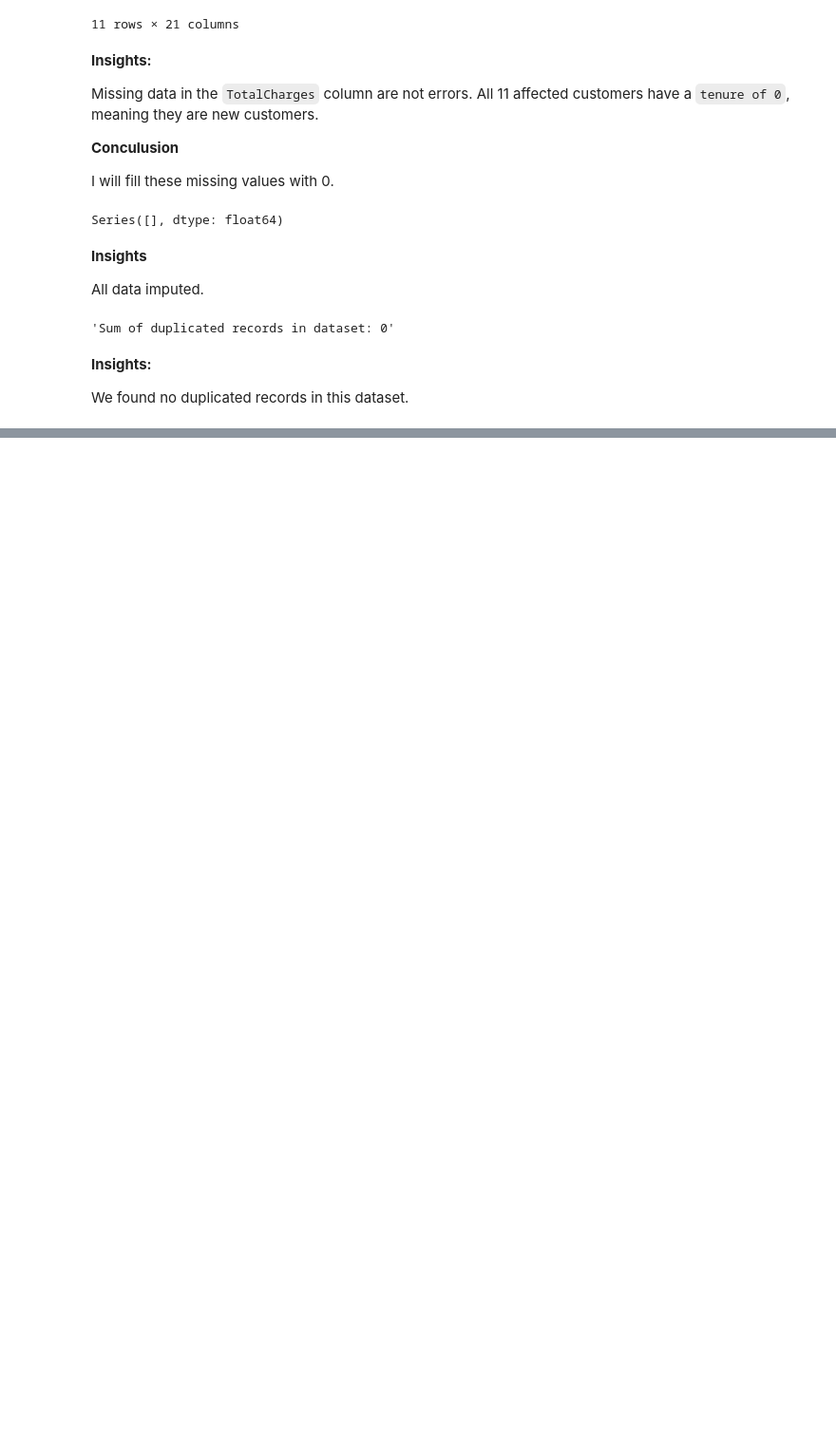
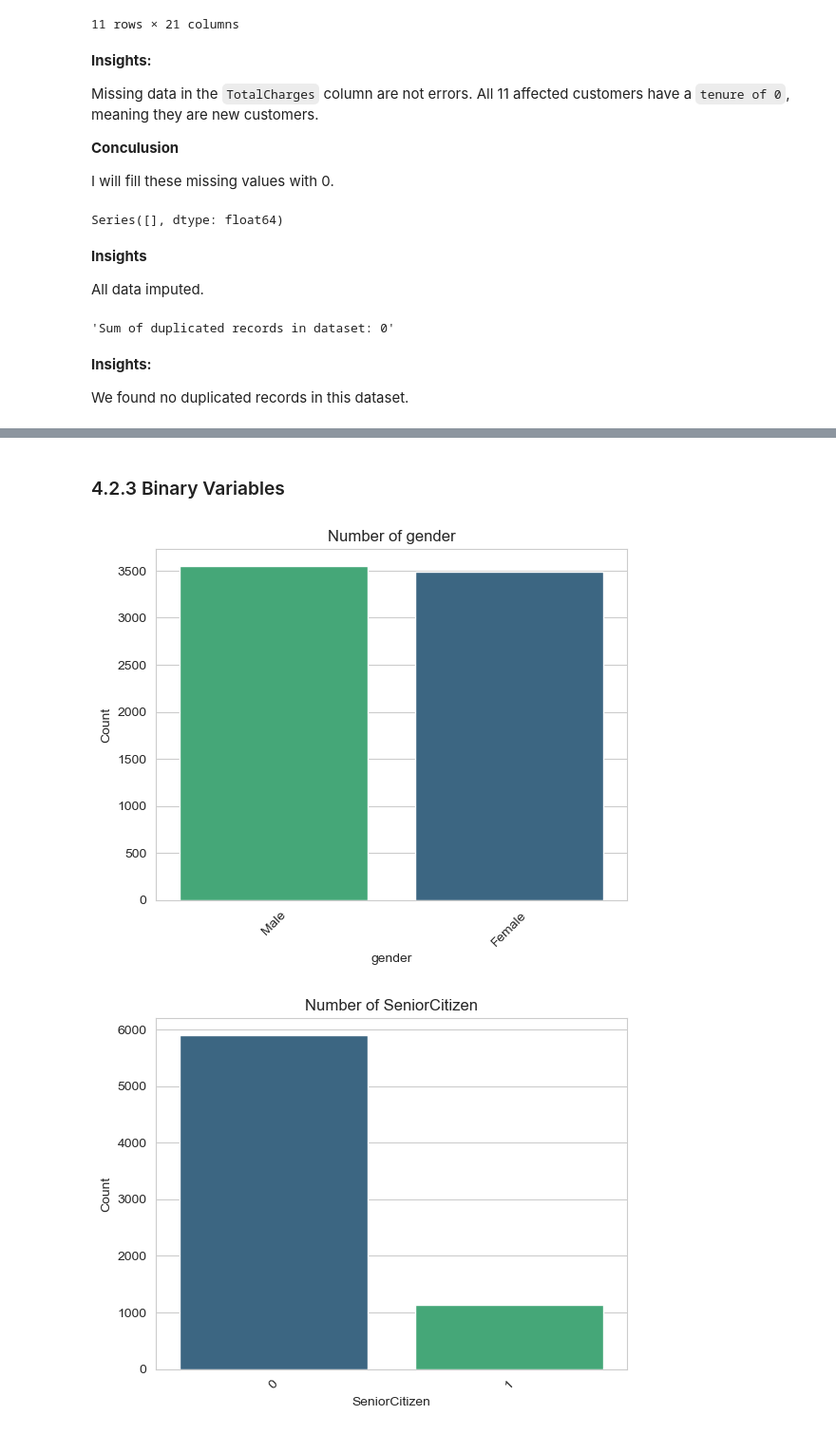
Before and after one commit to Oliwer1992/telco-customer-churn, a Jupyter notebook: 01_Data_Cleaning_and_EDA.ipynb, the cells around one changed output, grey strips where cells are left out. Shown at 95% size. Cells and saved outputs as stored; diff of their text form; code cells hidden in the pictures; blank space fills up the shorter version.

```diff
--- a/01_Data_Cleaning_and_EDA.ipynb
+++ b/01_Data_Cleaning_and_EDA.ipynb
@@ -138,0 +269,9 @@ We found no duplicated records in this dataset.
+# %% [markdown]
+### 4.2.3 Binary Variables
+# %%
+binary_variables = df[['gender', 'SeniorCitizen','Partner','Dependents','PhoneService','PaperlessBilling','Churn']]
+viz_binary = DataVisualizer(df)
+viz_binary.countplots(binary_variables)
+# %% [output]
+[figure, added]
+[figure, added]
```
Also changed, not shown: parts of 22 cells of this notebook.
